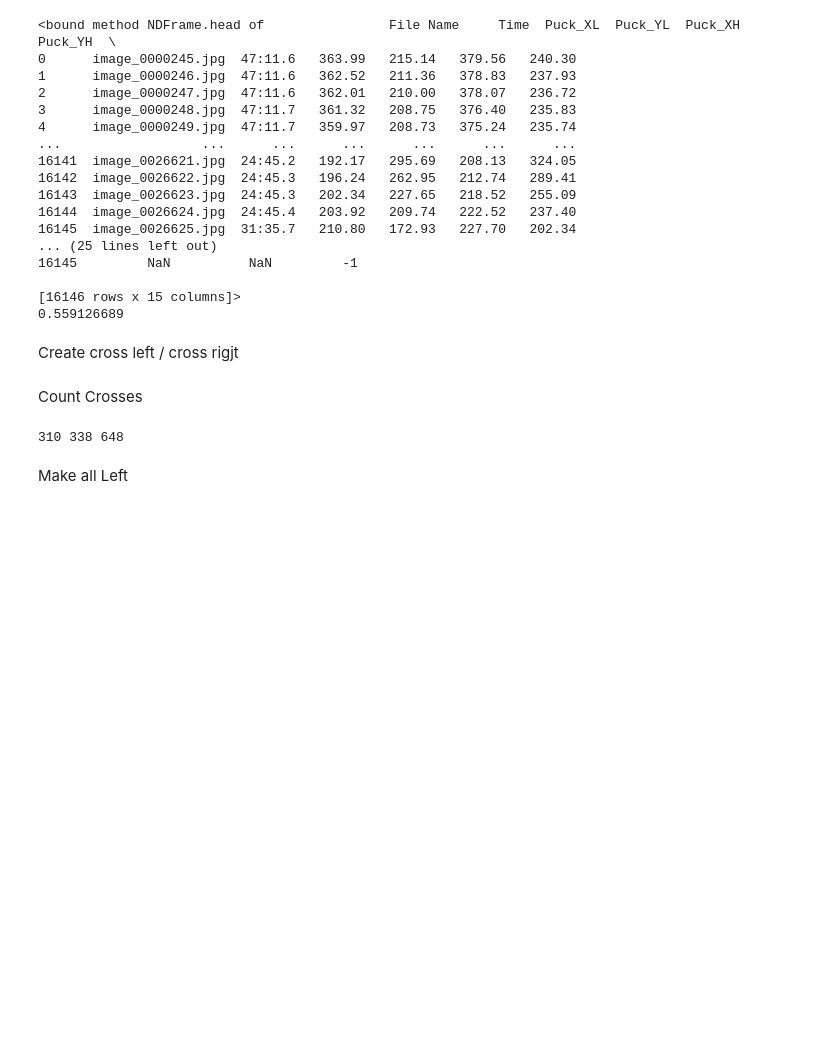
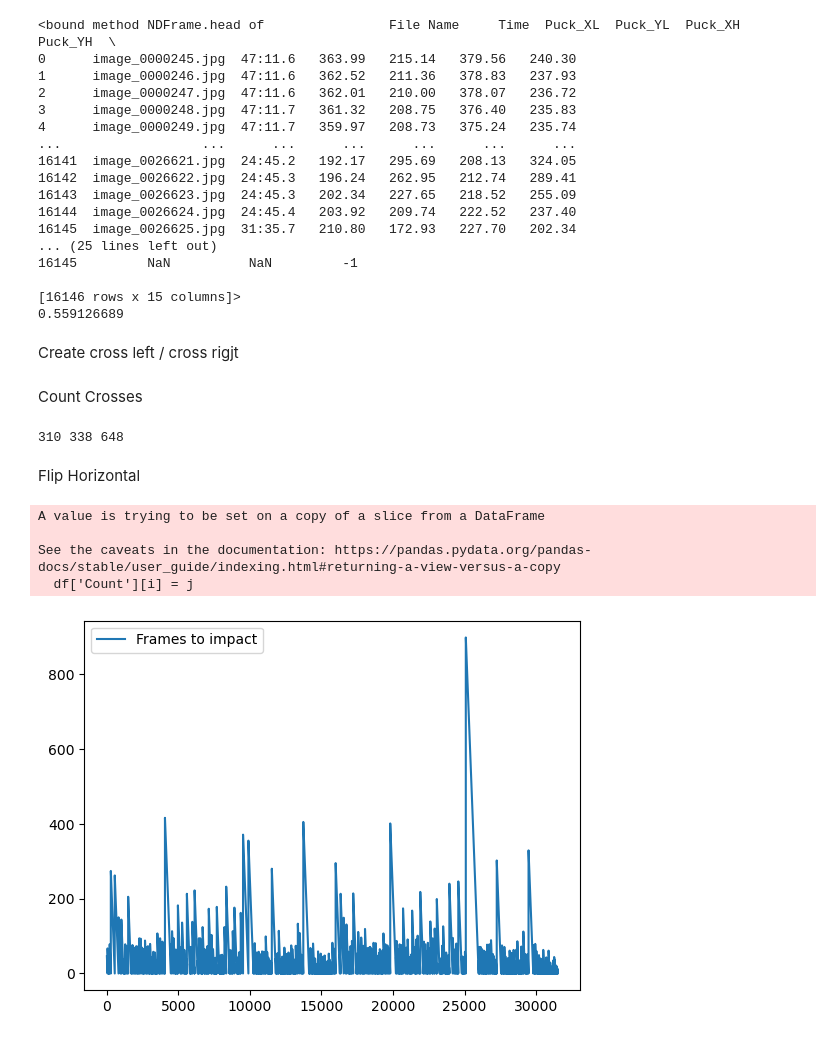
Before and after one commit to ryan-barry-99/air-hockey-robot, a Jupyter notebook: data_collection/clean_data.ipynb, the cells around one changed output. Cells and saved outputs as stored; diff of their text form; code cells hidden in the pictures; blank space fills up the shorter version.

```diff
--- a/data_collection/clean_data.ipynb
+++ b/data_collection/clean_data.ipynb
@@ -78,5 +78,5 @@ for i in range(df.shape[0]-1):
 print(count_L, count_R, count_L+count_R)
 # %% [output]
 310 338 648
-# %% [markdown]
-Make all Left
+# %% [markdown]
+Flip Horizontal
@@ -82,0 +93,24 @@ Make all Left
+# %%
+df = pd.read_csv("Combined_numerated.csv")
+j=0
+for i in reversed(range(df.shape[0]-1)):
+    if df['Cross_Left'][i] != df['Cross_Left'][i+1]:
+        j=0
+    else:
+        j+=1
+    df['Count'][i] = j
+
+df.to_csv(path_or_buf='Combined_numerated.csv', index=False)
+# %% [output]
+A value is trying to be set on a copy of a slice from a DataFrame
+
+See the caveats in the documentation: https://pandas.pydata.org/pandas-docs/stable/user_guide/indexing.html#returning-a-view-versus-a-copy
+  df['Count'][i] = j
+# %%
+import matplotlib.pyplot as plt
+
+plt.plot(df['Count'], label='Frames to impact')
+plt.legend()
+plt.show()
+# %% [output]
+[figure, added]
```
Also changed, not shown: parts of 1 cell of this notebook, 11 other files.
